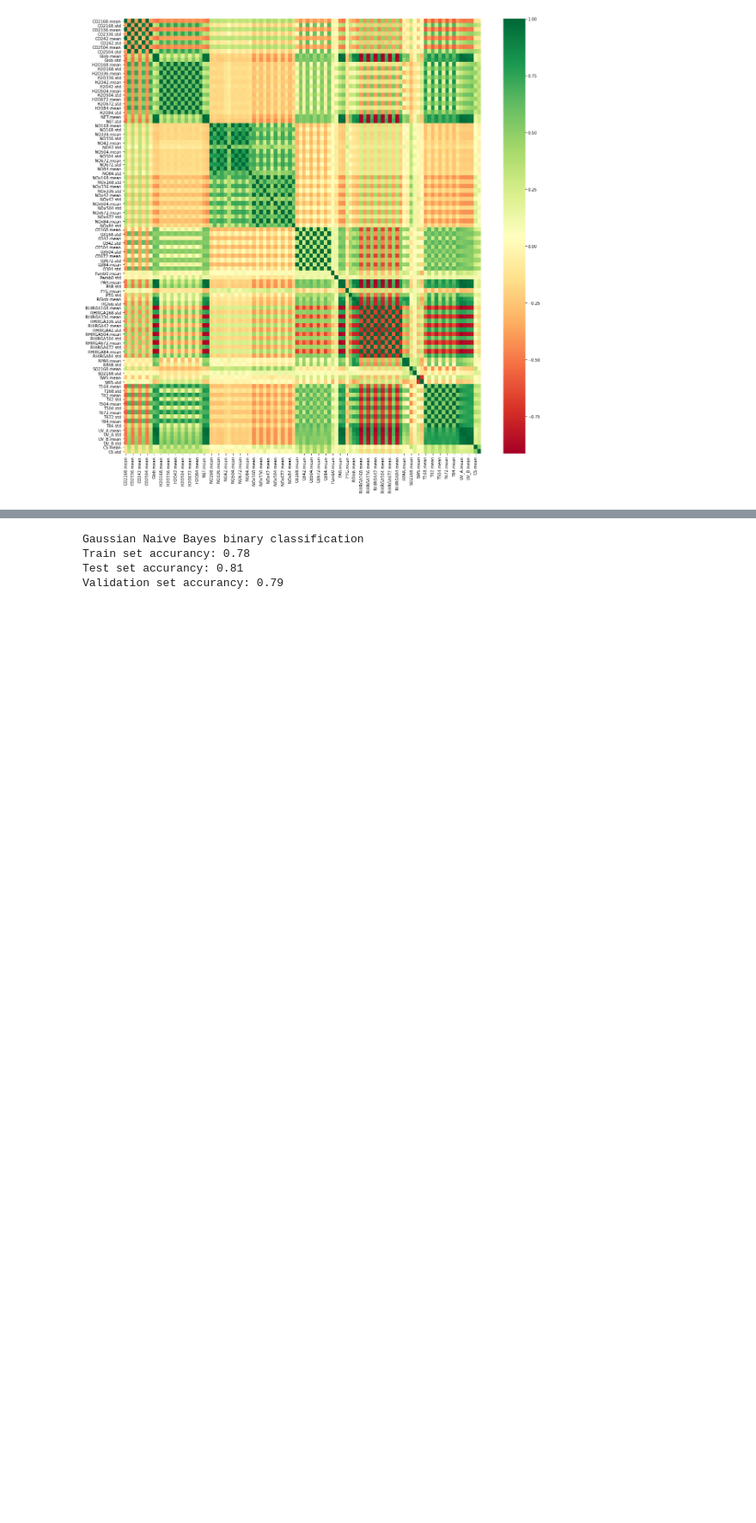
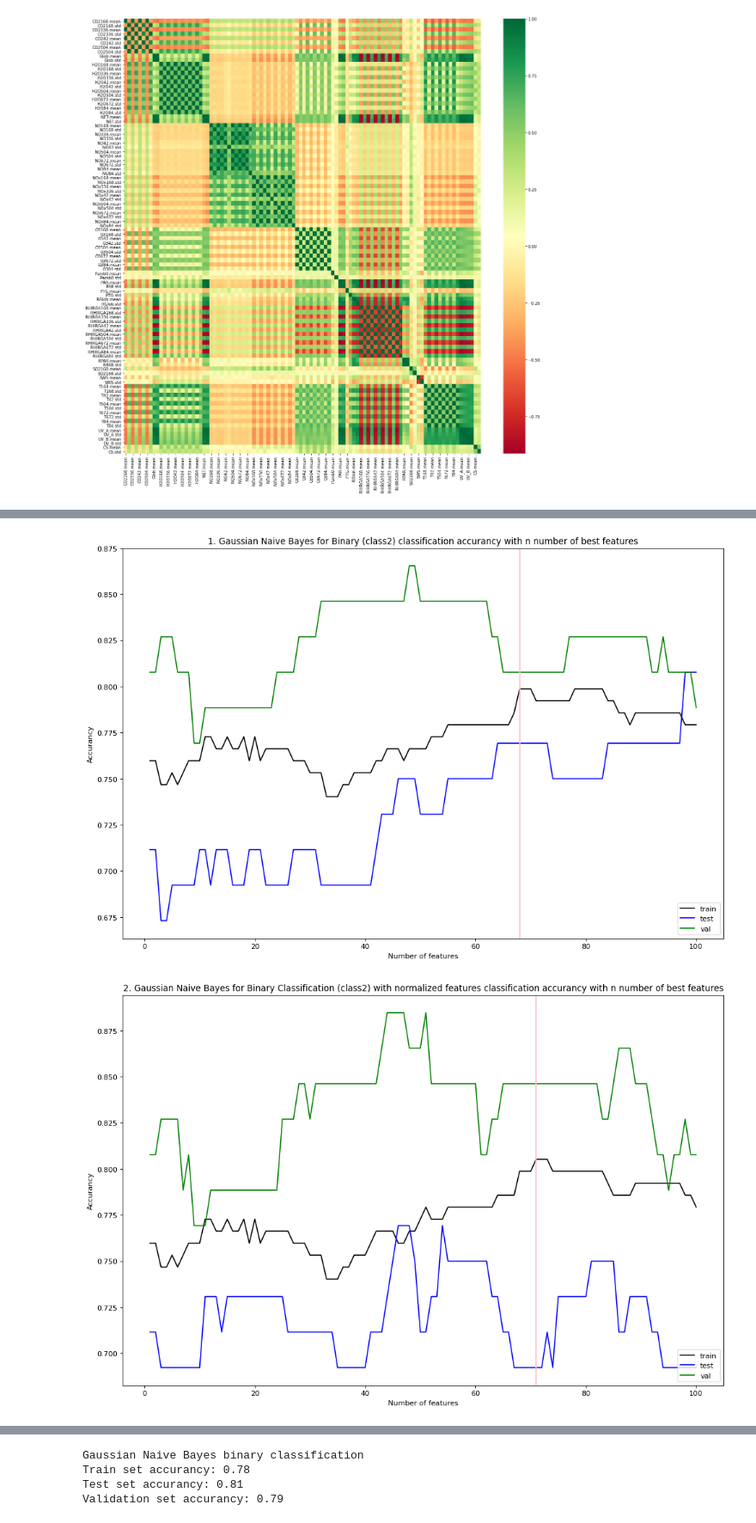
Before and after one commit to williwilliams3/TermProjectIML, a Jupyter notebook: naive_bayes.ipynb, the cells around one changed output, grey strips where cells are left out. Shown: that part at 86% size. Saved outputs shown, nothing was run; the diff lists cells and outputs as text; code cells hidden in the pictures; blank space fills up the shorter version.

Commit message:
NB accurancy calculations ready

```diff
--- a/naive_bayes.ipynb
+++ b/naive_bayes.ipynb
@@ -153,0 +205,15 @@ plt.savefig('npf_train_correlationmatrix.pdf')
+# %%
+# 1. Gaussian Naive Bayes for Binary Classification (class2)
+bestK1 = bestK_and_graph(X_train, y_train_bin, X_val, y_val_bin, X_test, y_test_bin, "1. Gaussian Naive Bayes for Binary (class2) classification accurancy with n number of best features")
+
+# 2. Gaussian Naive Bayes for Binary Classification (class2) with normalized features
+bestK2 = bestK_and_graph(X_train_norm, y_train_bin, X_val_norm, y_val_bin, X_test_norm, y_test_bin, "2. Gaussian Naive Bayes for Binary Classification (class2) with normalized features classification accurancy with n number of best features")
+
+# 3. Gaussian Naive Bayes for Multiclass Classification (class4)
+bestK3 = bestK_and_graph(X_train, y_train, X_val, y_val, X_test, y_test, "# 3. Gaussian Naive Bayes for Multiclass Classification (class4) classification accurancy with n number of best features")
+
+# 4. Gaussian Naive Bayes for Multiclass Classification (class4) with normalized feature
+bestK4 = bestK_and_graph(X_train_norm, y_train, X_val_norm, y_val, X_test_norm, y_test, "# 4. Gaussian Naive Bayes for Multiclass Classification (class4) with normalized feature classification accurancy with n number of best features")
+# %% [output]
+[figure, added]
+[figure, added]
```
Also changed, not shown: parts of 33 cells of this notebook, 1 other file.
